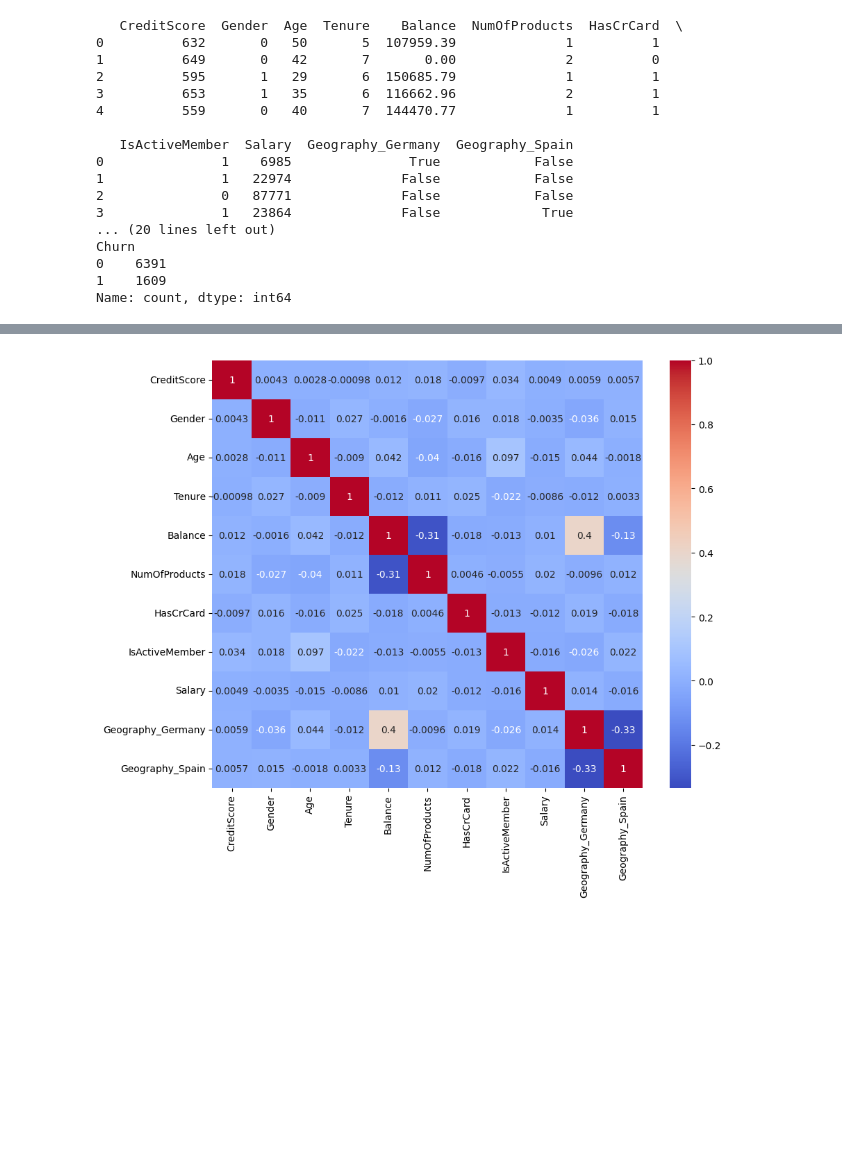
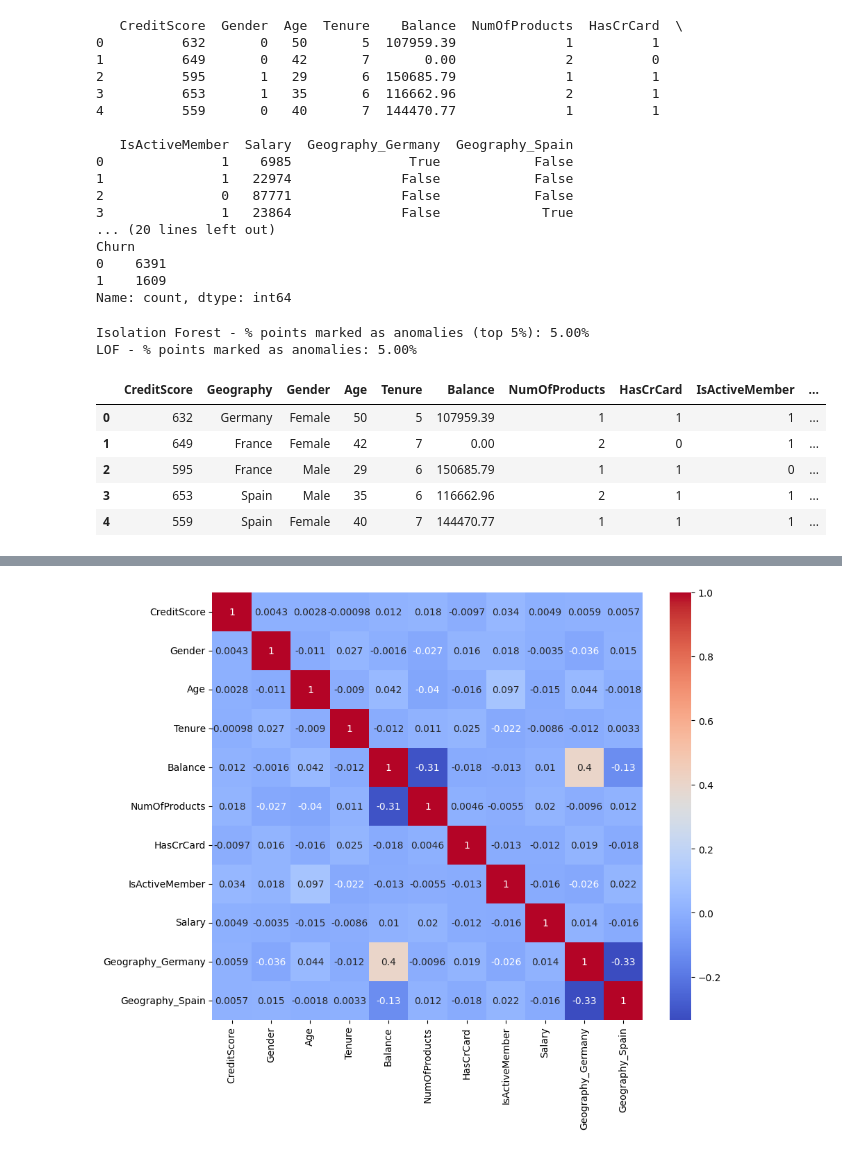
Before and after one commit to marcodeluca-gdl/machine-learning-mobile-phone-operator, a Jupyter notebook: Project1.ipynb, the cells around one changed output, grey strips where cells are left out. Saved outputs shown, nothing was run; the diff lists cells and outputs as text; code cells hidden in the pictures; blank space fills up the shorter version.

```diff
--- a/Project1.ipynb
+++ b/Project1.ipynb
@@ -76,3 +89,62 @@ Churn
 0    6391
 1    1609
 Name: count, dtype: int64
+# %%
+# Anomaly Detection on customer base
+# We use two unsupervised methods:
+# - Isolation Forest (global anomalies)
+# - Local Outlier Factor (local anomalies)
+
+# We use all preprocessed features X (numeric Gender + Geography dummies)
+# and do separate scaling for anomaly detection methods
+scaler_anom = StandardScaler()
+X_anom_scaled = scaler_anom.fit_transform(X)
+
+# %%
+# === 1) Isolation Forest ===
+iso = IsolationForest(
+    n_estimators=200,
+    contamination='auto',   # let the model choose the fraction of anomalies
+    random_state=42
+)
+
+iso.fit(X_anom_scaled)
+
+# score_samples: lower values => more anomalous
+iso_raw_scores = iso.score_samples(X_anom_scaled)
+iso_scores = -iso_raw_scores  # invert the sign: higher = more anomalous
+
+# We can define anomalies as the top 5% most anomalous points (you can change the percentage)
+threshold_iso = np.percentile(iso_scores, 95)
+iso_anomaly_flag = (iso_scores >= threshold_iso).astype(int)
+
+print(f"Isolation Forest - % points marked as anomalies (top 5%): {iso_anomaly_flag.mean()*100:.2f}%")
+# %%
+# === 2) Local Outlier Factor (LOF) ===
+lof = LocalOutlierFactor(
+    n_neighbors=20,
+    contamination=0.05,  # also here ~5% expected anomalies
+    novelty=False        # classic mode: fit_predict on the entire dataset
+)
+
+lof_labels = lof.fit_predict(X_anom_scaled)   # -1 = outlier, 1 = inlier
+lof_anomaly_flag = (lof_labels == -1).astype(int)
+
+print(f"LOF - % points marked as anomalies: {lof_anomaly_flag.mean()*100:.2f}%")
+
+# We add the results to the original dataframe
+df_anom = df.copy()
+df_anom['iso_score'] = iso_scores
+df_anom['iso_anomaly'] = iso_anomaly_flag
+df_anom['lof_anomaly'] = lof_anomaly_flag
+
+df_anom.head()
+# %% [output]
+Isolation Forest - % points marked as anomalies (top 5%): 5.00%
+LOF - % points marked as anomalies: 5.00%
+|  | CreditScore | Geography | Gender | Age | Tenure | Balance | NumOfProducts | HasCrCard | IsActiveMember | ... |
+| 0 | 632 | Germany | Female | 50 | 5 | 107959.39 | 1 | 1 | 1 | ... |
+| 1 | 649 | France | Female | 42 | 7 | 0.00 | 2 | 0 | 1 | ... |
+| 2 | 595 | France | Male | 29 | 6 | 150685.79 | 1 | 1 | 0 | ... |
+| 3 | 653 | Spain | Male | 35 | 6 | 116662.96 | 2 | 1 | 1 | ... |
+| 4 | 559 | Spain | Female | 40 | 7 | 144470.77 | 1 | 1 | 1 | ... |
```
Also changed, not shown: parts of 8 cells of this notebook.
